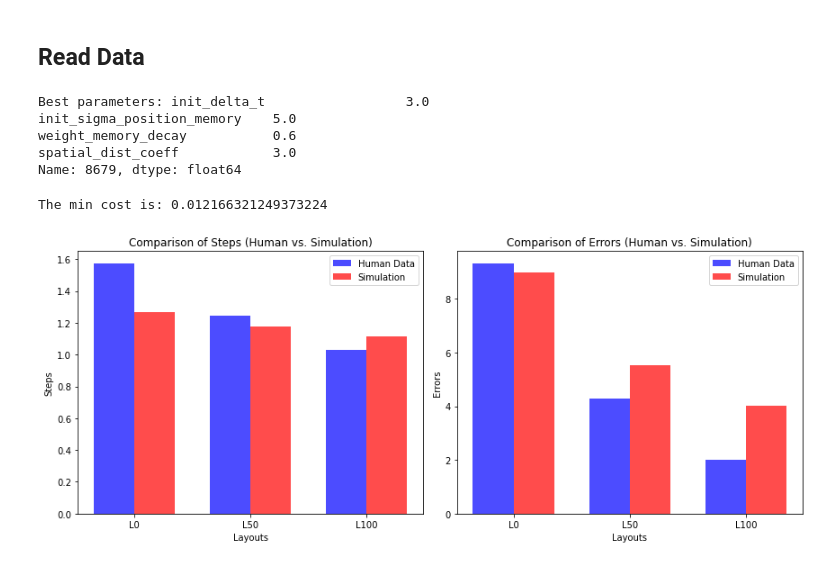
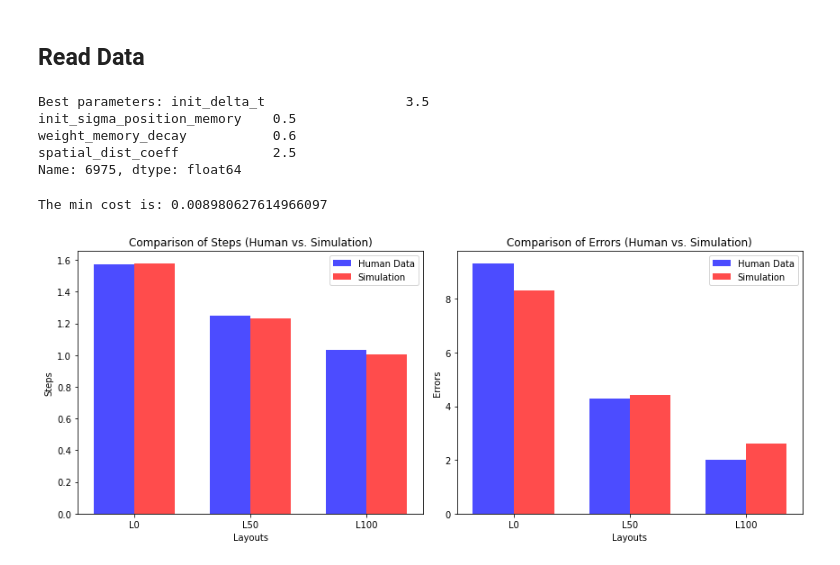
Before and after one commit to BaiYunpeng1949/heads-up-multitasker, a Jupyter notebook: huc/envs/mobile_reading/results/Match from Grid Search.ipynb, the cells around one changed output. Drawn from its saved outputs; the diff is of its cells as text; code cells hidden in the pictures.

Commit message:
0817-HUC-POMDPSelect.py-Draw figure of the grid search. The results are even better.

```diff
--- a/huc/envs/mobile_reading/results/Match from Grid Search.ipynb
+++ b/huc/envs/mobile_reading/results/Match from Grid Search.ipynb
@@ -6,7 +6,7 @@ import pandas as pd
 import matplotlib.pyplot as plt
 import matplotlib.patches as patches
 
-grid_search_results = r"D:\Users\91584\PycharmProjects\uitb-headsup-computing\huc\envs\mobile_reading\results\0815 from peisen's computer\selection_results.csv"
+grid_search_results = r"D:\Users\91584\PycharmProjects\uitb-headsup-computing\huc\envs\mobile_reading\results\0817_0630_selection_results.csv"
 
 df_grid_search = pd.read_csv(grid_search_results)
 
@@ -118,15 +118,15 @@ for index, row in unique_params.iterrows():
 
 print("Best parameters:", best_params)
 # %% [output]
-Best parameters: init_delta_t                  3.0
-init_sigma_position_memory    5.0
+Best parameters: init_delta_t                  3.5
+init_sigma_position_memory    0.5
 weight_memory_decay           0.6
-spatial_dist_coeff            3.0
-Name: 8679, dtype: float64
+spatial_dist_coeff            2.5
+Name: 6975, dtype: float64
 # %%
 print("The min cost is:", min_cost)
 # %% [output]
-The min cost is: 0.012166321249373224
+The min cost is: 0.008980627614966097
 # %%
 import matplotlib.pyplot as plt
 
@@ -142,8 +142,8 @@ sim_steps_best = [filtered_best_params_df[filtered_best_params_df['layout'] == l
 sim_error_best = [filtered_best_params_df[filtered_best_params_df['layout'] == layout]['error'].values[0] for layout in layouts]
 
 # Ratios
-ratio_steps = 1/7
-ratio_error = 4.8
+ratio_steps = 1/6.7
+ratio_error = 6.5
 
 # Adjust simulation results by the given ratios
 sim_steps_best = [value * ratio_steps for value in sim_steps_best]
@@ -153,31 +153,31 @@ sim_error_best = [value * ratio_error for value in sim_error_best]
 bar_width = 0.35
 indices = np.arange(len(layouts))
 
 plt.figure(figsize=(12, 5))
 
 # For steps
 plt.subplot(1, 2, 1)
 bar1 = plt.bar(indices, human_data_steps_list, bar_width, label='Human Data', color='b', alpha=0.7)
 bar2 = plt.bar(indices + bar_width, sim_steps_best, bar_width, label='Simulation', color='r', alpha=0.7)
 
 plt.xlabel('Layouts')
 plt.ylabel('Steps')
 plt.title('Comparison of Steps (Human vs. Simulation)')
 plt.xticks(indices + bar_width / 2, layouts)  # Positioning on the x axis
 plt.legend()
 
 # For errors
 plt.subplot(1, 2, 2)
 bar1 = plt.bar(indices, human_data_error_list, bar_width, label='Human Data', color='b', alpha=0.7)
 bar2 = plt.bar(indices + bar_width, sim_error_best, bar_width, label='Simulation', color='r', alpha=0.7)
 
 plt.xlabel('Layouts')
 plt.ylabel('Errors')
 plt.title('Comparison of Errors (Human vs. Simulation)')
 plt.xticks(indices + bar_width / 2, layouts)  # Positioning on the x axis
 plt.legend()
 
 plt.tight_layout()
 plt.show()
 # %% [output]
-[figure, old version]
+[figure, new version]
```
Also changed, not shown: 2 other files.
